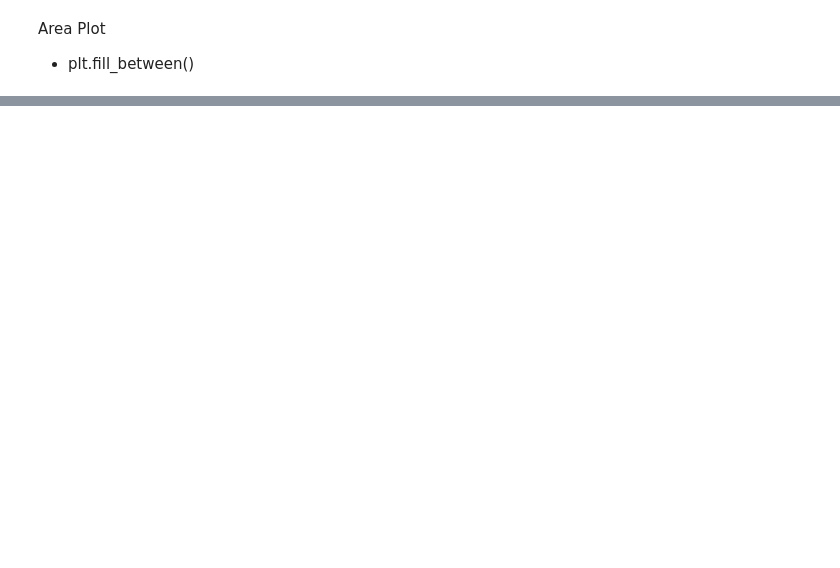
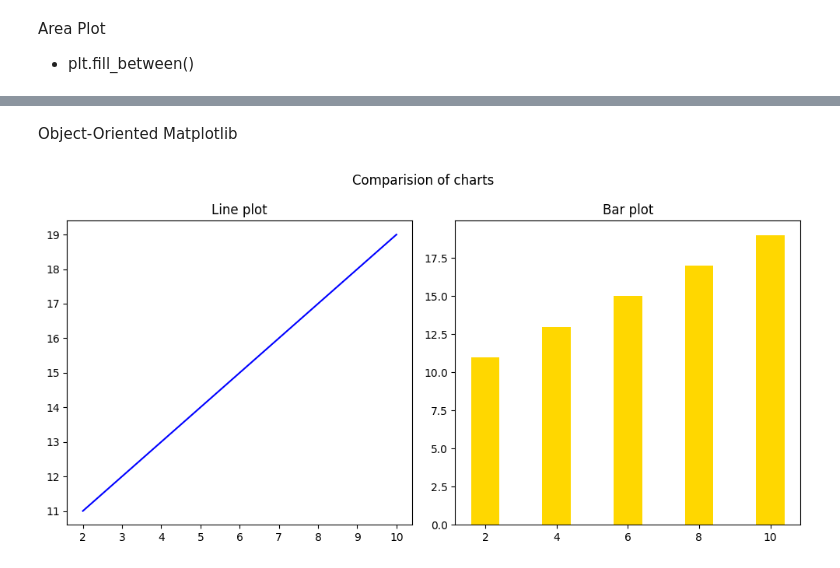
Before and after one commit to Chandni-R53/Data-Science-Fundamentals, a Jupyter notebook: matplotlib/matplotlib_basics.ipynb, the cells around one changed output, grey strips where cells are left out. Cells and saved outputs as stored; diff of their text form; code cells hidden in the pictures; blank space fills up the shorter version.

```diff
--- a/matplotlib/matplotlib_basics.ipynb
+++ b/matplotlib/matplotlib_basics.ipynb
@@ -94,0 +128,16 @@ Area Plot
+# %% [markdown]
+Object-Oriented Matplotlib
+# %%
+#fig,ax=plt.subplots(rows,columns,figsize=(width,height))
+fig,ax=plt.subplots(1,2,figsize=(10,5))
+X=[2,4,6,8,10]
+Y=[11,13,15,17,19]
+ax[0].plot(X,Y,color='blue')
+ax[0].set_title('Line plot')
+ax[1].bar(X,Y,color='gold')
+ax[1].set_title('Bar plot')
+fig.suptitle('Comparision of charts')
+plt.tight_layout()#automatic adjustment
+plt.show()
+# %% [output]
+[figure, added]
```
Also changed, not shown: parts of 6 cells of this notebook, 1 other file.
